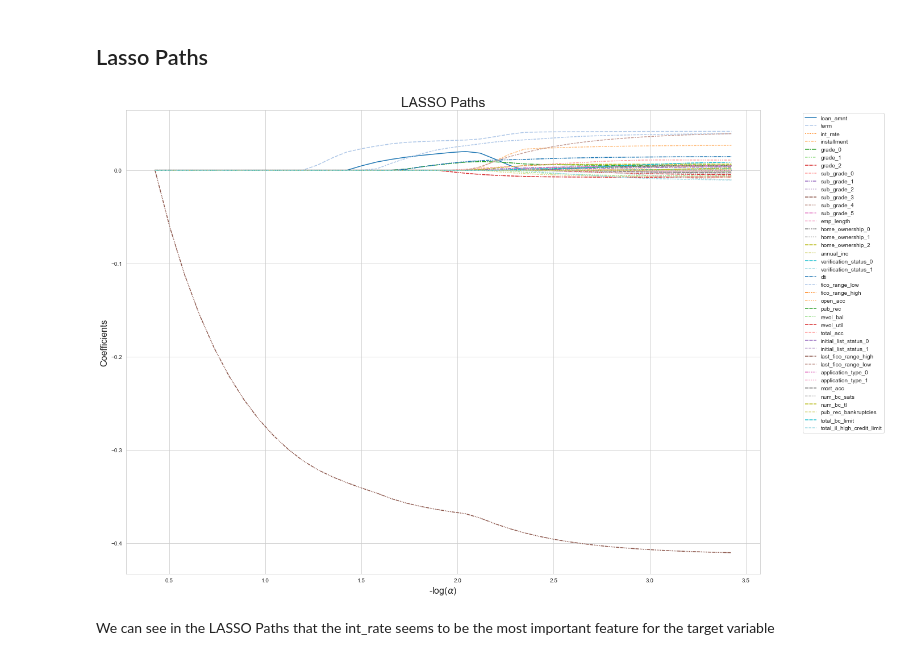
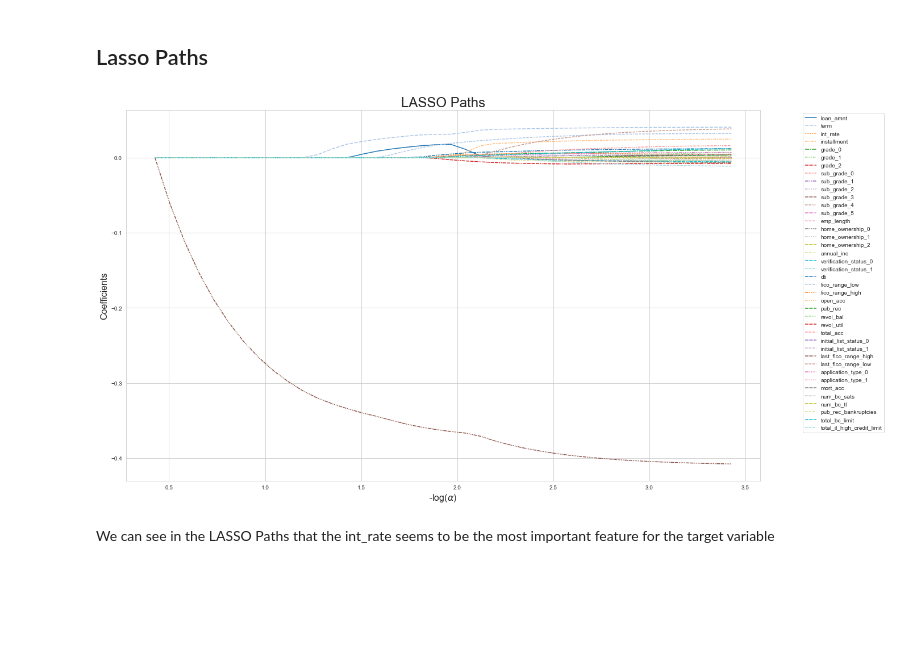
Before and after one commit to negralessio/advanced-ml-final-project, a Jupyter notebook: notebooks/predictions.ipynb, the cells around one changed output. Saved outputs shown, nothing was run; the diff lists cells and outputs as text; code cells hidden in the pictures; blank space fills up the shorter version.

```diff
--- a/notebooks/predictions.ipynb
+++ b/notebooks/predictions.ipynb
@@ -509,15 +509,15 @@ lasso_paths_df = pd.DataFrame(coeffs_lasso, index=X.columns)
 lasso_paths_df.columns = -np.log10(alphas_lasso)
 # use log transformation for better visualization
 # %%
-plt.figure(figsize=(20, 15))
+plt.figure(figsize=(20, 12))
 plt.title("LASSO Paths", size=24)
 sns.lineplot(data=lasso_paths_df.T, palette="tab20")
 plt.legend(bbox_to_anchor=(1.2, 1))
 plt.xlabel("-log($\\alpha$)", size=16)
 plt.ylabel("Coefficients", size=16)
 plt.show()
 # %% [output]
-[figure, old version]
+[figure, new version]
 # %% [markdown]
 We can see in the LASSO Paths that the int_rate seems to be the most important feature for the target variable
 # %% [markdown]
```
Also changed, not shown: parts of 16 cells of this notebook.
